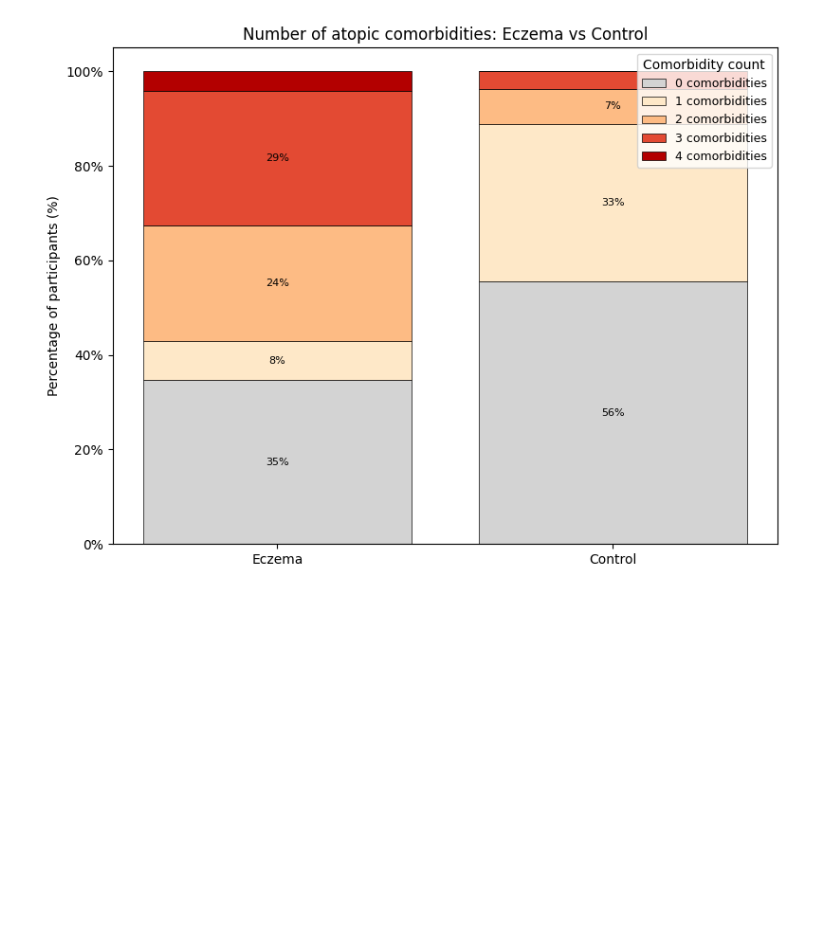
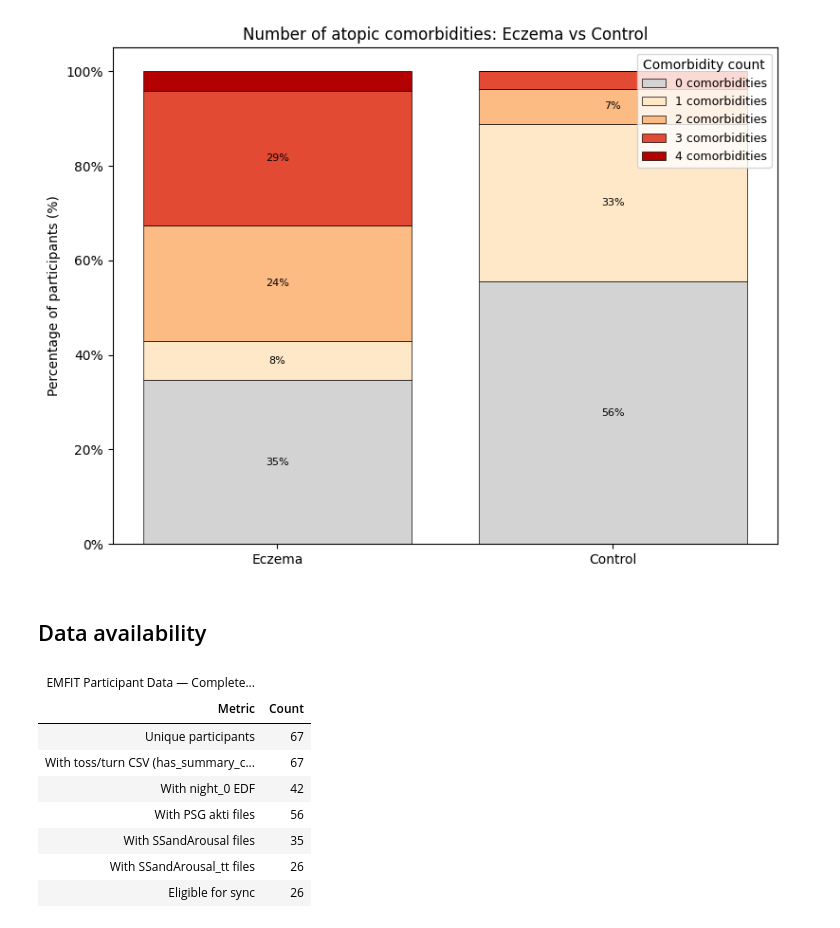
Before and after one commit to ryadl14/Mind_and_Skin, a Jupyter notebook: scripts/baseline_comparison.ipynb, the cells around one changed output. Drawn from its saved outputs; the diff is of its cells as text; code cells hidden in the pictures; blank space fills up the shorter version.

```diff
--- a/scripts/baseline_comparison.ipynb
+++ b/scripts/baseline_comparison.ipynb
@@ -533,3 +533,52 @@ Control    27
 Name: count, dtype: int64
 [figure]
 [figure]
+# %% [markdown]
+## Data availability
+# %%
+# --- Quick tally: EMFIT participant data completeness ---
+df = pd.read_csv("~/Desktop/EMFIT_Local/Emfit_1/logs/emfit_participant_data.csv")
+
+# Drop V2 (repeat visit) rows so each participant is only counted once
+df_unique = df[~df['participant_id'].str.contains('V2', case=False, na=False)]
+
+def count_yes(col):
+    return df_unique[col].astype(str).str.upper().eq('Y').sum()
+
+summary = pd.DataFrame({
+    "Metric": [
+        "Unique participants",
+        "With toss/turn CSV (has_summary_csvs)",
+        "With night_0 EDF",
+        "With PSG akti files",
+        "With SSandArousal files",
+        "With SSandArousal_tt files",
+        "Eligible for sync",
+    ],
+    "Count": [
+        df_unique['participant_id'].nunique(),
+        count_yes('has_summary_csvs'),
+        count_yes('has_night0_edf'),
+        count_yes('has_akti'),
+        count_yes('has_ssarousal'),
+        count_yes('has_ssarousal_tt'),
+        count_yes('has_ssarousal_tt'),
+    ]
+})
+
+gt_tbl = (
+    GT(summary)
+    .tab_header(title="EMFIT Participant Data — Completeness Summary")
+    .cols_align(align="center", columns="Count")
+)
+gt_tbl
+# %% [output]
+| EMFIT Participant Data — Complete... |  |
+| Metric | Count |
+| Unique participants | 67 |
+| With toss/turn CSV (has_summary_c... | 67 |
+| With night_0 EDF | 42 |
+| With PSG akti files | 56 |
+| With SSandArousal files | 35 |
+| With SSandArousal_tt files | 26 |
+| Eligible for sync | 26 |
```
Also changed, not shown: 1 other file.
